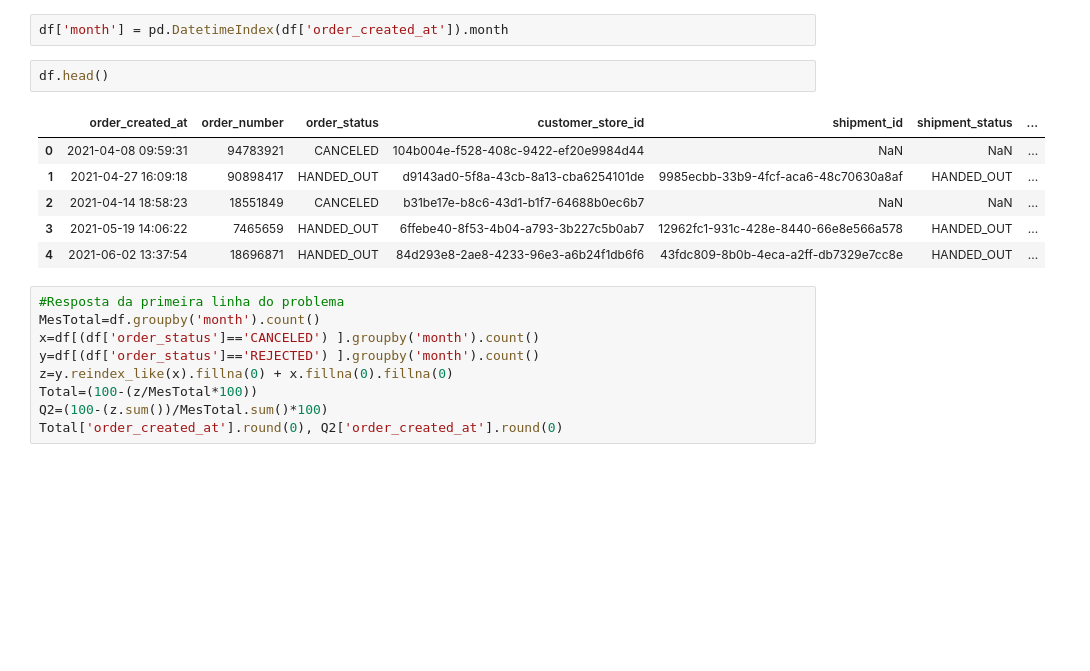
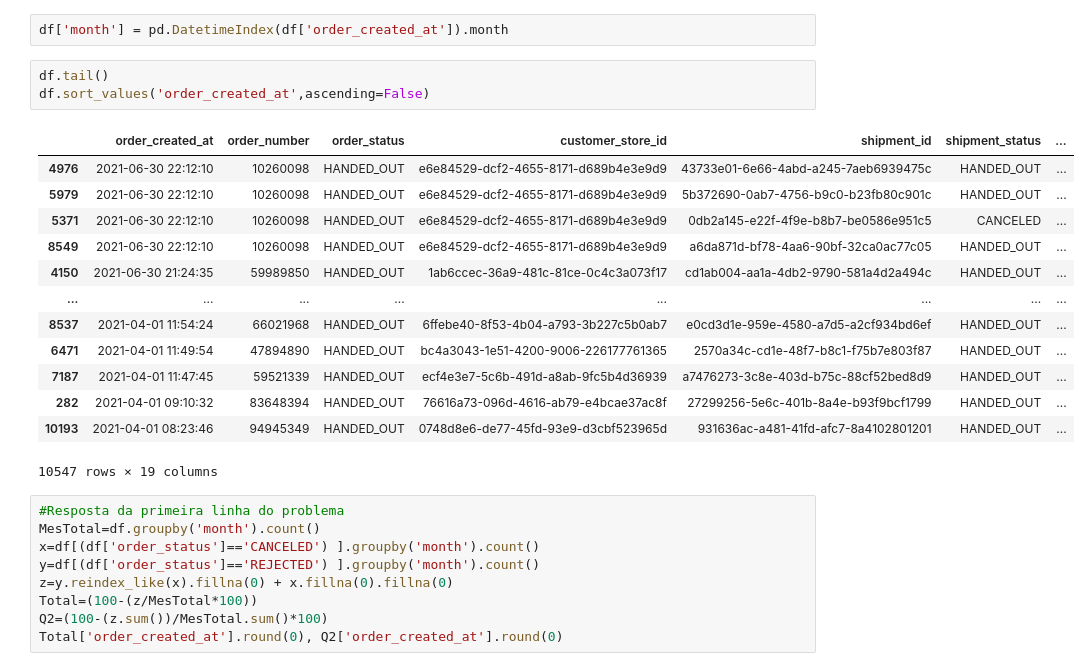
Before and after one commit to fabricio2384/Prova_merce_do_bairro, a Jupyter notebook: Mercê dp Bairro - Prova.ipynb, the cells around one changed output. Saved outputs shown, nothing was run; the diff lists cells and outputs as text; blank space fills up the shorter version.

```diff
--- a/Mercê dp Bairro - Prova.ipynb
+++ b/Mercê dp Bairro - Prova.ipynb
@@ -58,15 +64,23 @@ df.head()
 | 4 | 2021-06-02 13:37:54 | 18696871 | HANDED_OUT | 84d293e8-2ae8-4233-96e3-a6b24f1db6f6 | 43fdc809-8b0b-4eca-a2ff-db7329e7cc8e | HANDED_OUT | ... |
 # %%
 df['month'] = pd.DatetimeIndex(df['order_created_at']).month
-# %%
-df.head()
-# %% [output]
-|  | order_created_at | order_number | order_status | customer_store_id | shipment_id | shipment_status | ... |
-| 0 | 2021-04-08 09:59:31 | 94783921 | CANCELED | 104b004e-f528-408c-9422-ef20e9984d44 | NaN | NaN | ... |
-| 1 | 2021-04-27 16:09:18 | 90898417 | HANDED_OUT | d9143ad0-5f8a-43cb-8a13-cba6254101de | 9985ecbb-33b9-4fcf-aca6-48c70630a8af | HANDED_OUT | ... |
-| 2 | 2021-04-14 18:58:23 | 18551849 | CANCELED | b31be17e-b8c6-43d1-b1f7-64688b0ec6b7 | NaN | NaN | ... |
-| 3 | 2021-05-19 14:06:22 | 7465659 | HANDED_OUT | 6ffebe40-8f53-4b04-a793-3b227c5b0ab7 | 12962fc1-931c-428e-8440-66e8e566a578 | HANDED_OUT | ... |
-| 4 | 2021-06-02 13:37:54 | 18696871 | HANDED_OUT | 84d293e8-2ae8-4233-96e3-a6b24f1db6f6 | 43fdc809-8b0b-4eca-a2ff-db7329e7cc8e | HANDED_OUT | ... |
+# %%
+df.tail()
+df.sort_values('order_created_at',ascending=False)
+# %% [output]
+|  | order_created_at | order_number | order_status | customer_store_id | shipment_id | shipment_status | ... |
+| 4976 | 2021-06-30 22:12:10 | 10260098 | HANDED_OUT | e6e84529-dcf2-4655-8171-d689b4e3e9d9 | 43733e01-6e66-4abd-a245-7aeb6939475c | HANDED_OUT | ... |
+| 5979 | 2021-06-30 22:12:10 | 10260098 | HANDED_OUT | e6e84529-dcf2-4655-8171-d689b4e3e9d9 | 5b372690-0ab7-4756-b9c0-b23fb80c901c | HANDED_OUT | ... |
+| 5371 | 2021-06-30 22:12:10 | 10260098 | HANDED_OUT | e6e84529-dcf2-4655-8171-d689b4e3e9d9 | 0db2a145-e22f-4f9e-b8b7-be0586e951c5 | CANCELED | ... |
+| 8549 | 2021-06-30 22:12:10 | 10260098 | HANDED_OUT | e6e84529-dcf2-4655-8171-d689b4e3e9d9 | a6da871d-bf78-4aa6-90bf-32ca0ac77c05 | HANDED_OUT | ... |
+| 4150 | 2021-06-30 21:24:35 | 59989850 | HANDED_OUT | 1ab6ccec-36a9-481c-81ce-0c4c3a073f17 | cd1ab004-aa1a-4db2-9790-581a4d2a494c | HANDED_OUT | ... |
+| ... | ... | ... | ... | ... | ... | ... | ... |
+| 8537 | 2021-04-01 11:54:24 | 66021968 | HANDED_OUT | 6ffebe40-8f53-4b04-a793-3b227c5b0ab7 | e0cd3d1e-959e-4580-a7d5-a2cf934bd6ef | HANDED_OUT | ... |
+| 6471 | 2021-04-01 11:49:54 | 47894890 | HANDED_OUT | bc4a3043-1e51-4200-9006-226177761365 | 2570a34c-cd1e-48f7-b8c1-f75b7e803f87 | HANDED_OUT | ... |
+| 7187 | 2021-04-01 11:47:45 | 59521339 | HANDED_OUT | ecf4e3e7-5c6b-491d-a8ab-9fc5b4d36939 | a7476273-3c8e-403d-b75c-88cf52bed8d9 | HANDED_OUT | ... |
+| 282 | 2021-04-01 09:10:32 | 83648394 | HANDED_OUT | 76616a73-096d-4616-ab79-e4bcae37ac8f | 27299256-5e6c-401b-8a4e-b93f9bcf1799 | HANDED_OUT | ... |
+| 10193 | 2021-04-01 08:23:46 | 94945349 | HANDED_OUT | 0748d8e6-de77-45fd-93e9-d3cbf523965d | 931636ac-a481-41fd-afc7-8a4102801201 | HANDED_OUT | ... |
+10547 rows × 19 columns
 # %%
 #Resposta da primeira linha do problema
 MesTotal=df.groupby('month').count()
```
Also changed, not shown: parts of 9 cells of this notebook, 1 other file.
